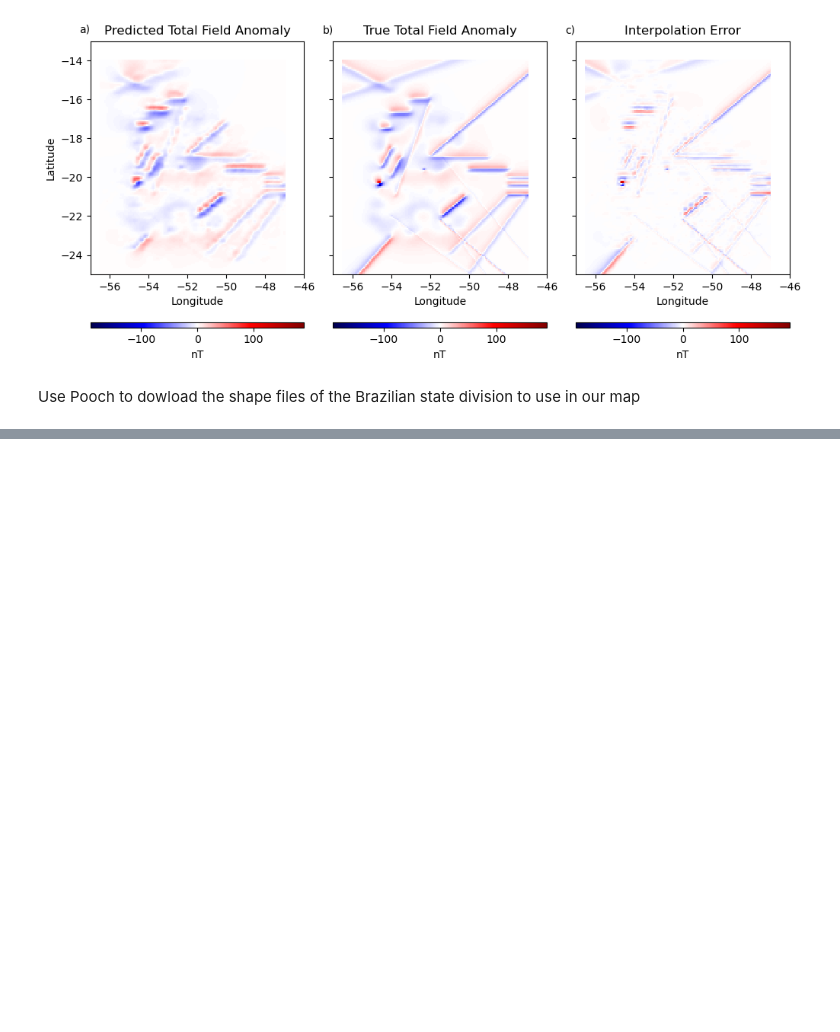
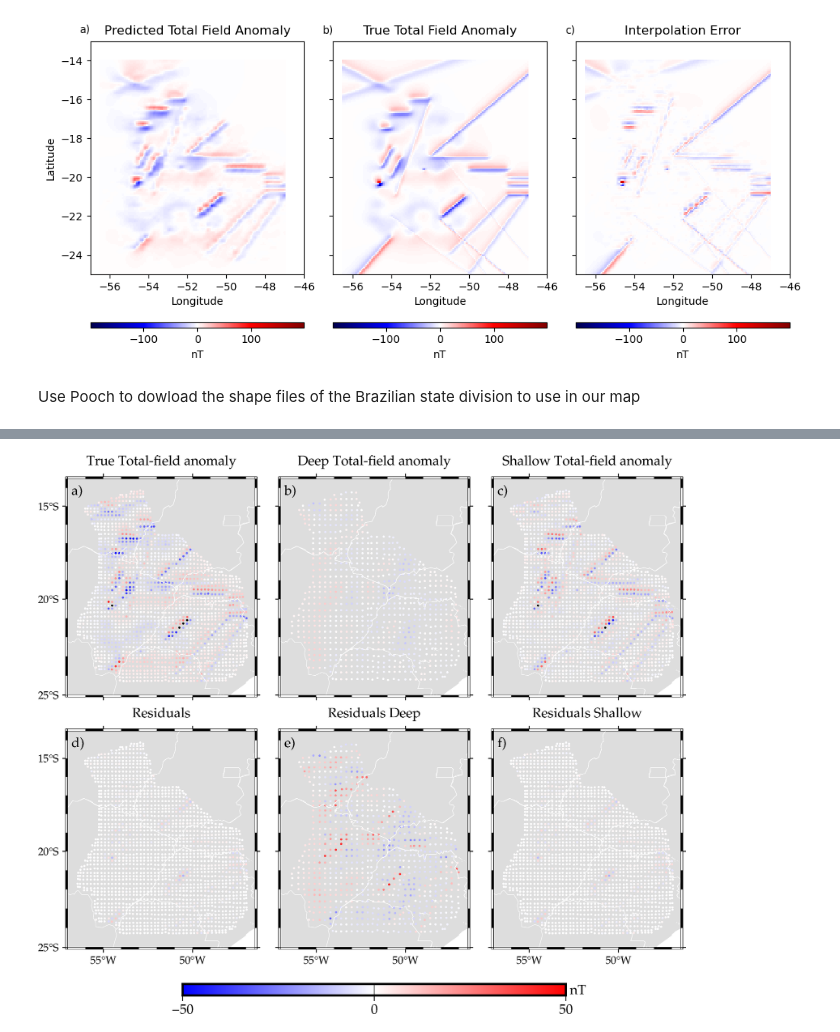
Before and after one commit to compgeolab/eqs-magnetic-spherical, a Jupyter notebook: code/03-parana-basin-syntetic-dual-layer.ipynb, the cells around one changed output, grey strips where cells are left out. Drawn from its saved outputs; the diff is of its cells as text; code cells hidden in the pictures; blank space fills up the shorter version.

```diff
--- a/code/03-parana-basin-syntetic-dual-layer.ipynb
+++ b/code/03-parana-basin-syntetic-dual-layer.ipynb
@@ -392,6 +392,8 @@ predicted_deep =  hm.total_field_anomaly(eqs_deep.predict(coordinates), inclinat
 residuals_deep = magnetic_anomaly - predicted_deep
 predicted_b_deep = eqs_deep.predict(coordinates)
 
+predicted_blocked_deep = eqs_deep.predict(blocked_deep_equivalent_sources)
+
 residuals_be_deep = magnetic_field[0].ravel() - predicted_b_deep[0]
 residuals_bn_deep = magnetic_field[1].ravel() - predicted_b_deep[1]
 residuals_bu_deep = magnetic_field[2].ravel() - predicted_b_deep[2]
@@ -1328,0 +1269,68 @@ Error:
+# %%
+residuals_tfa = magnetic_anomaly - (predicted_deep + predicted_shallow)
+shallow = magnetic_anomaly - predicted_deep
+residuals_blocked_deep = predicted_blocked_deep - magnetic_anomaly_reduced
+
+
+plot_data = [
+    (magnetic_anomaly, coordinates[0], coordinates[1], "True Total-field anomaly"),
+    (predicted_blocked_deep[0], blocked_deep_equivalent_sources[0], blocked_deep_equivalent_sources[1], "Deep Total-field anomaly"),
+    (shallow, coordinates[0], coordinates[1], "Shallow Total-field anomaly"),
+    (residuals_tfa, coordinates[0], coordinates[1], "Residuals"),
+    (residuals_blocked_deep[0], blocked_deep_equivalent_sources[0], blocked_deep_equivalent_sources[1], "Residuals Deep"),
+    (residuals_shallow, coordinates[0], coordinates[1], "Residuals Shallow")
+]
+
+region = [-57, -46.5, -25, -13.5]
+scale = 50
+fig = pygmt.Figure()
+
+with pygmt.config(FONT="10p,Palatino-Roman",
+    FONT_ANNOT="8p,Palatino-Roman",
+    FONT_ANNOT_PRIMARY="8p,Palatino-Roman",
+    FONT_ANNOT_SECONDARY="8p,Palatino-Roman",
+    MAP_FRAME_WIDTH="1.5p",
+    MAP_TITLE_OFFSET="-2p", ):
+
+    pygmt.makecpt(cmap="polar", series=[-scale, scale])
+
+    with fig.subplot(nrows=2,
+            ncols=3,
+            figsize=("16c", "12.5c"),
+            autolabel="+jTL+o0.1/0.3c",
+            margins='0.2c/.2c',
+            sharex="b",
+            sharey="l"):
+
+        for i, (data, x_coords, y_coords, title) in enumerate(plot_data):
+            with fig.set_panel(panel=i):
+
+                fig.coast(
+                    land="#dddddd",
+                    region = region,
+                    projection="M?",
+                )
+                fig.plot(
+                    x=x_coords,
+                    y=y_coords,
+                    fill=data,
+                    style="c0.05c",
+                    projection="M?",
+                    cmap=True
+                )
+
+                fig.plot(
+                    data=brasil_reduc.geometry,
+                    pen=".2p,white",
+                    fill=None,
+                    projection="M?",
+                    frame=["a42f"]
+                )
+
+                fig.basemap(frame=f"+t{title}")
+
+pygmt.config(FONT_ANNOT_PRIMARY="10p,Palatino-Roman", FONT_ANNOT_SECONDARY="10p,Palatino-Roman")
+fig.colorbar(position="JBC+w10/0.3c+h", frame=["y+lnT"])
+fig.show(width=1000)
+# %% [output]
+[figure, added]
```
Also changed, not shown: parts of 10 cells of this notebook.
